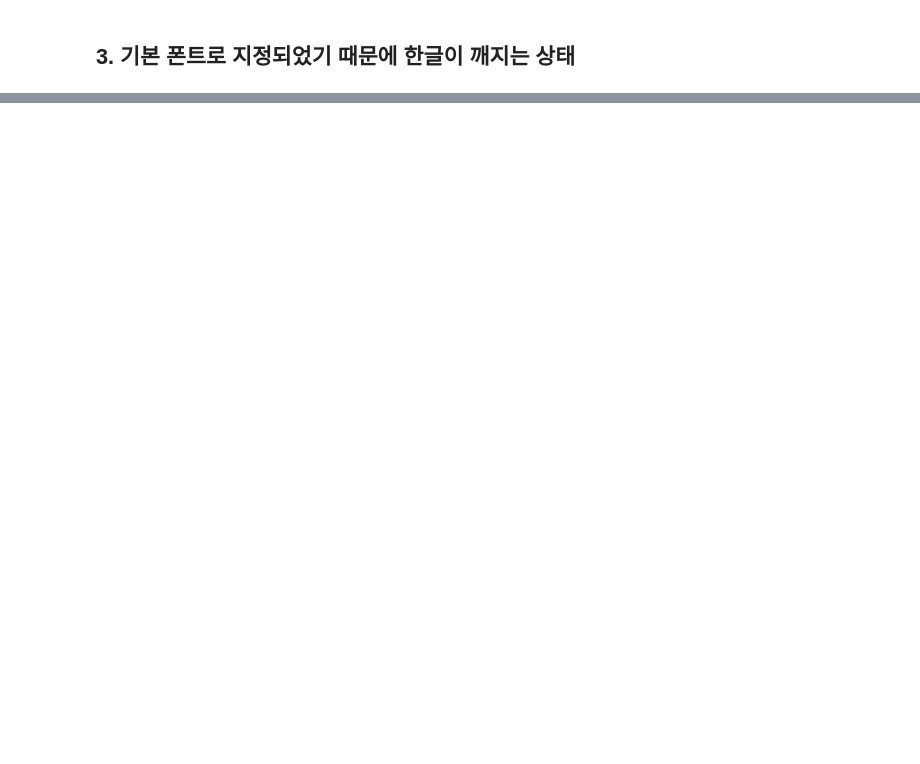
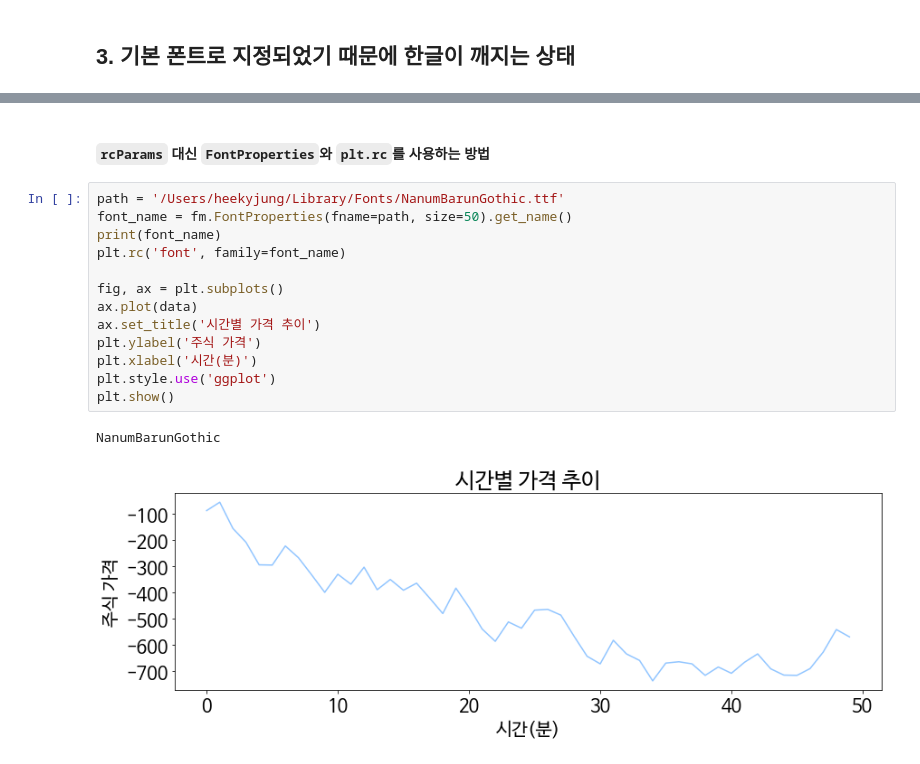
Before and after one commit to heekyjung/kaggleDataScience, a Jupyter notebook: matplotlib_font_setting.ipynb, the cells around one changed output, grey strips where cells are left out. Saved outputs shown, nothing was run; the diff lists cells and outputs as text; blank space fills up the shorter version.

```diff
--- a/matplotlib_font_setting.ipynb
+++ b/matplotlib_font_setting.ipynb
@@ -37,0 +201,18 @@ Text(0.5, 0, '시간(분)')
+# %% [markdown]
+#### `rcParams` 대신 `FontProperties`와 `plt.rc`를 사용하는 방법
+# %%
+path = '/Users/heekyjung/Library/Fonts/NanumBarunGothic.ttf'
+font_name = fm.FontProperties(fname=path, size=50).get_name()
+print(font_name)
+plt.rc('font', family=font_name)
+
+fig, ax = plt.subplots()
+ax.plot(data)
+ax.set_title('시간별 가격 추이')
+plt.ylabel('주식 가격')
+plt.xlabel('시간(분)')
+plt.style.use('ggplot')
+plt.show()
+# %% [output]
+NanumBarunGothic
+[figure, added]
```
Also changed, not shown: parts of 27 cells of this notebook.
